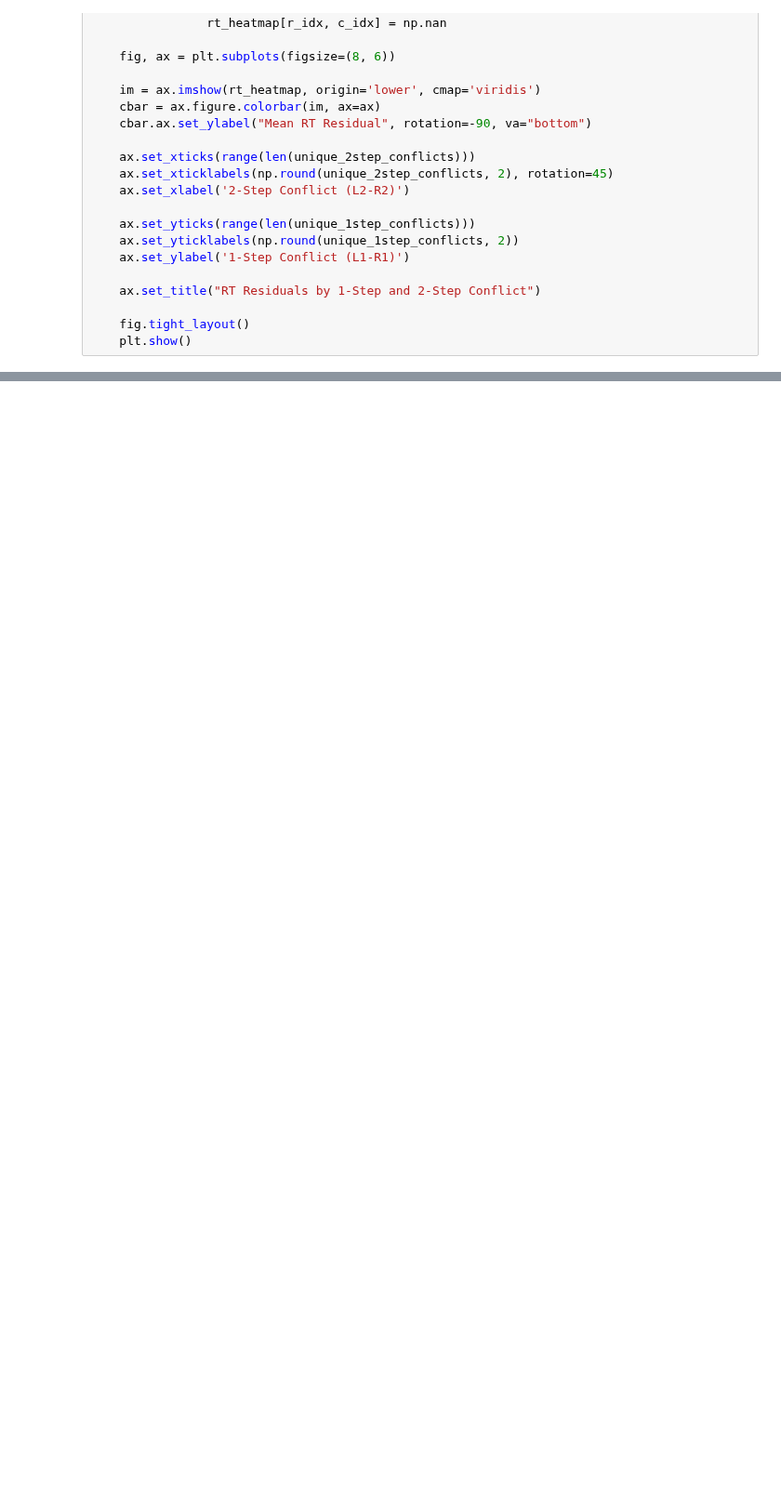
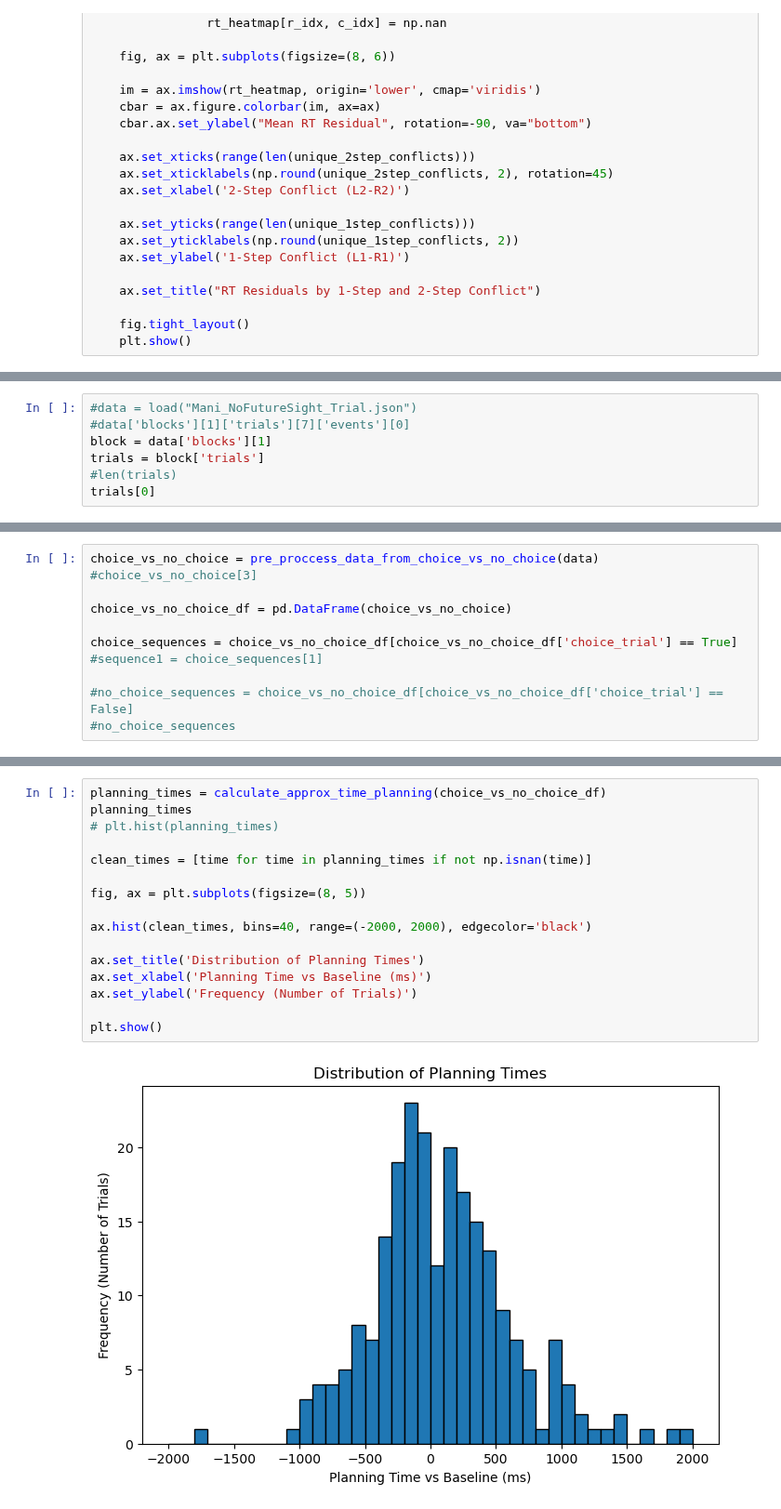
Before and after one commit to mobeets/falldown, a Jupyter notebook: analysis/behavior_analysis.ipynb, the cells around one changed output, grey strips where cells are left out. Shown at 93% size. Saved outputs shown, nothing was run; the diff lists cells and outputs as text; blank space fills up the shorter version.

```diff
--- a/analysis/behavior_analysis.ipynb
+++ b/analysis/behavior_analysis.ipynb
@@ -517,0 +524,7 @@ choices =
+# %%
+#data = load("Mani_NoFutureSight_Trial.json")
+#data['blocks'][1]['trials'][7]['events'][0]
+block = data['blocks'][1]
+trials = block['trials']
+#len(trials)
+trials[0]
@@ -517,0 +617,11 @@ choices =
+# %%
+choice_vs_no_choice = pre_proccess_data_from_choice_vs_no_choice(data)
+#choice_vs_no_choice[3]
+
+choice_vs_no_choice_df = pd.DataFrame(choice_vs_no_choice)
+
+choice_sequences = choice_vs_no_choice_df[choice_vs_no_choice_df['choice_trial'] == True]
+#sequence1 = choice_sequences[1]
+
+#no_choice_sequences = choice_vs_no_choice_df[choice_vs_no_choice_df['choice_trial'] == False]
+#no_choice_sequences
@@ -517,0 +674,18 @@ choices =
+# %%
+planning_times = calculate_approx_time_planning(choice_vs_no_choice_df)
+planning_times
+# plt.hist(planning_times)
+
+clean_times = [time for time in planning_times if not np.isnan(time)]
+
+fig, ax = plt.subplots(figsize=(8, 5))
+
+ax.hist(clean_times, bins=40, range=(-2000, 2000), edgecolor='black')
+
+ax.set_title('Distribution of Planning Times')
+ax.set_xlabel('Planning Time vs Baseline (ms)')
+ax.set_ylabel('Frequency (Number of Trials)')
+
+plt.show()
+# %% [output]
+[figure, added]
```
Also changed, not shown: parts of 16 cells of this notebook, 6 other files.
